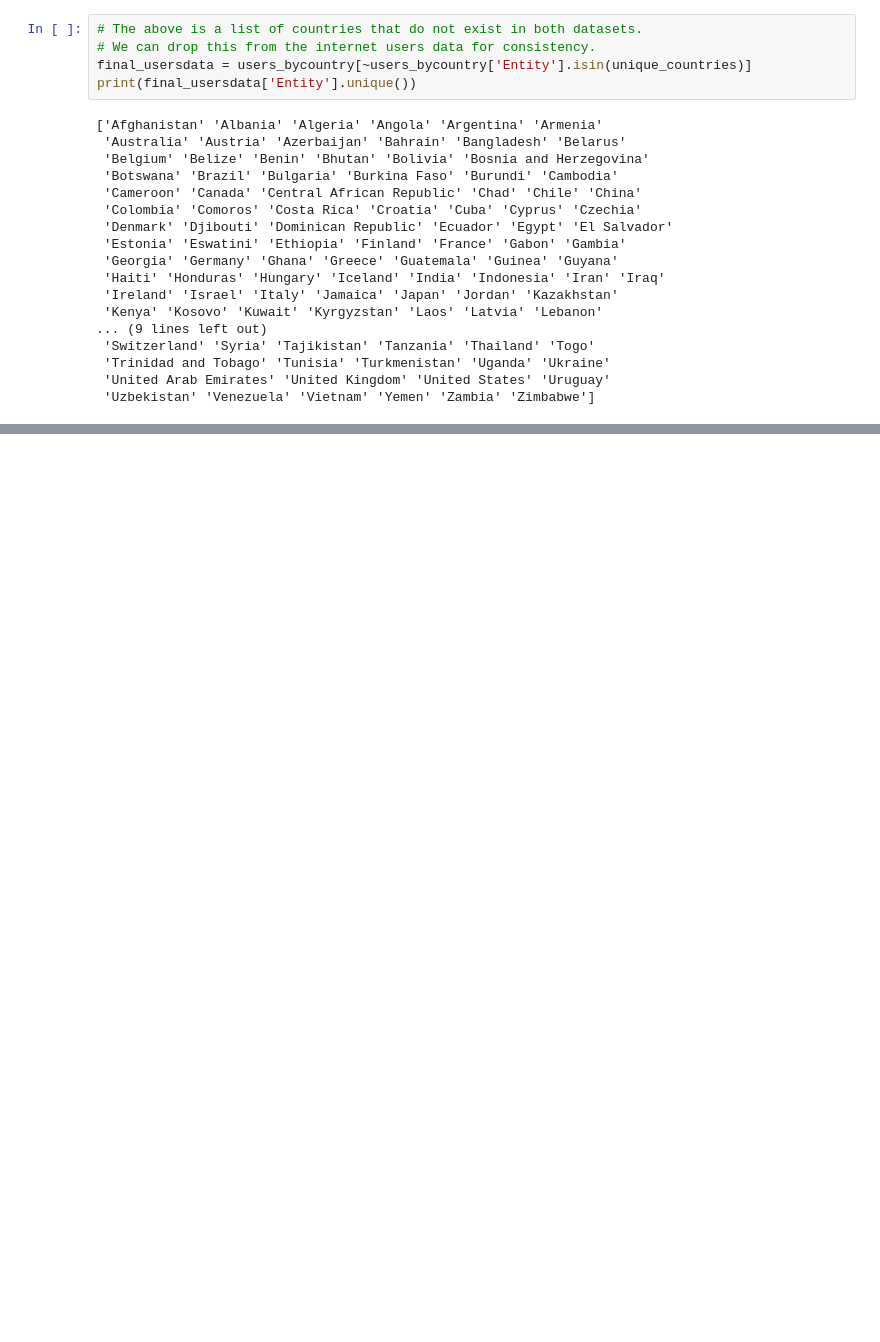
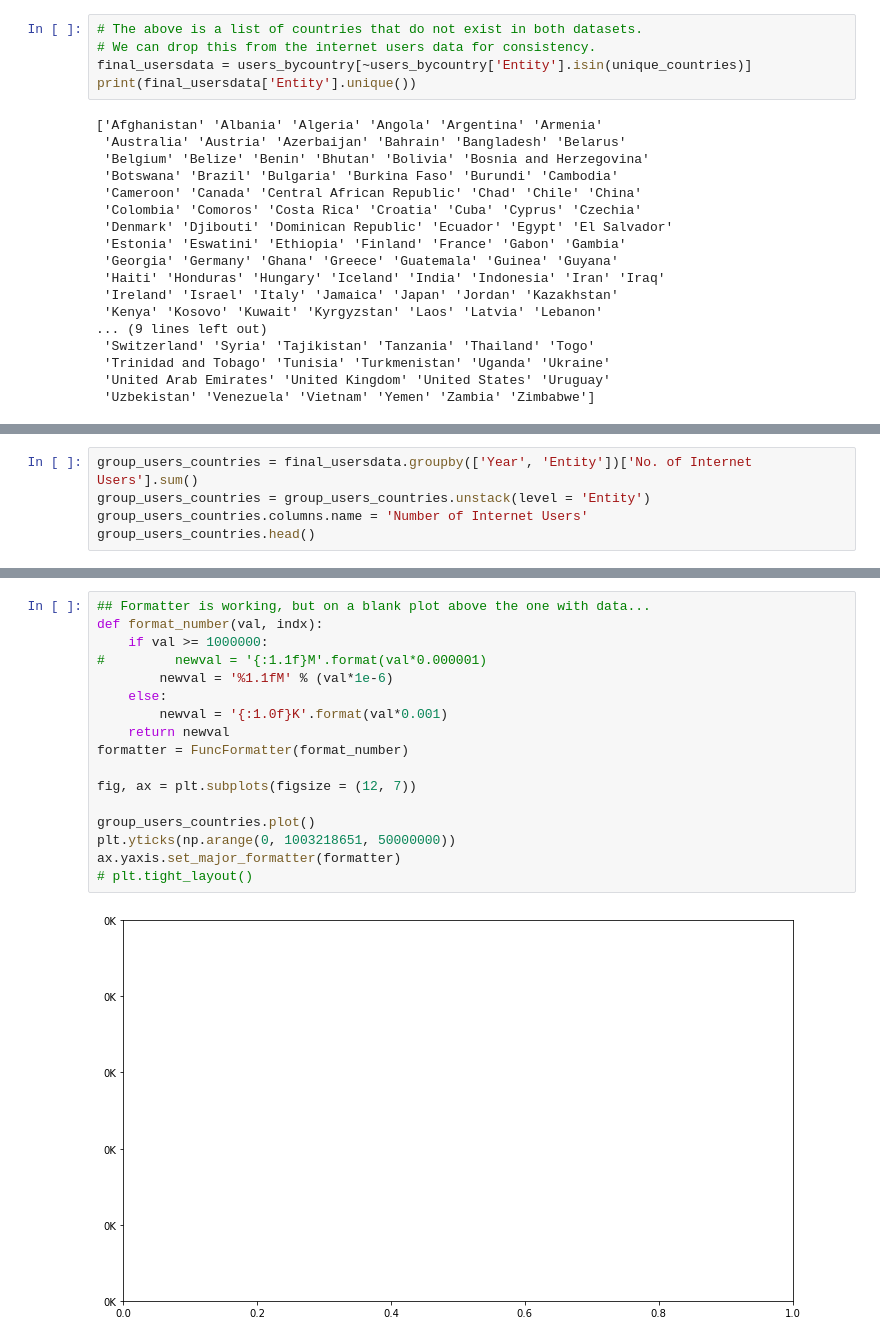
Before and after one commit to ennegineer/WorldHappiness, a Jupyter notebook: data/read_data.ipynb, the cells around one changed output, grey strips where cells are left out. Saved outputs shown, nothing was run; the diff lists cells and outputs as text; blank space fills up the shorter version.

Commit message:
further inspecting the data and making a mess with matplotlib

```diff
--- a/data/read_data.ipynb
+++ b/data/read_data.ipynb
@@ -307,0 +370,5 @@ print(final_happydata['Country Name'].unique())
+# %%
+group_users_countries = final_usersdata.groupby(['Year', 'Entity'])['No. of Internet Users'].sum()
+group_users_countries = group_users_countries.unstack(level = 'Entity')
+group_users_countries.columns.name = 'Number of Internet Users'
+group_users_countries.head()
@@ -307,0 +429,19 @@ print(final_happydata['Country Name'].unique())
+# %%
+## Formatter is working, but on a blank plot above the one with data...
+def format_number(val, indx):
+    if val >= 1000000:
+#         newval = '{:1.1f}M'.format(val*0.000001)
+        newval = '%1.1fM' % (val*1e-6)
+    else:
+        newval = '{:1.0f}K'.format(val*0.001)
+    return newval
+formatter = FuncFormatter(format_number)
+
+fig, ax = plt.subplots(figsize = (12, 7))
+
+group_users_countries.plot()
+plt.yticks(np.arange(0, 1003218651, 50000000))
+ax.yaxis.set_major_formatter(formatter)
+# plt.tight_layout()
+# %% [output]
+[figure, added]
```
Also changed, not shown: parts of 21 cells of this notebook.
